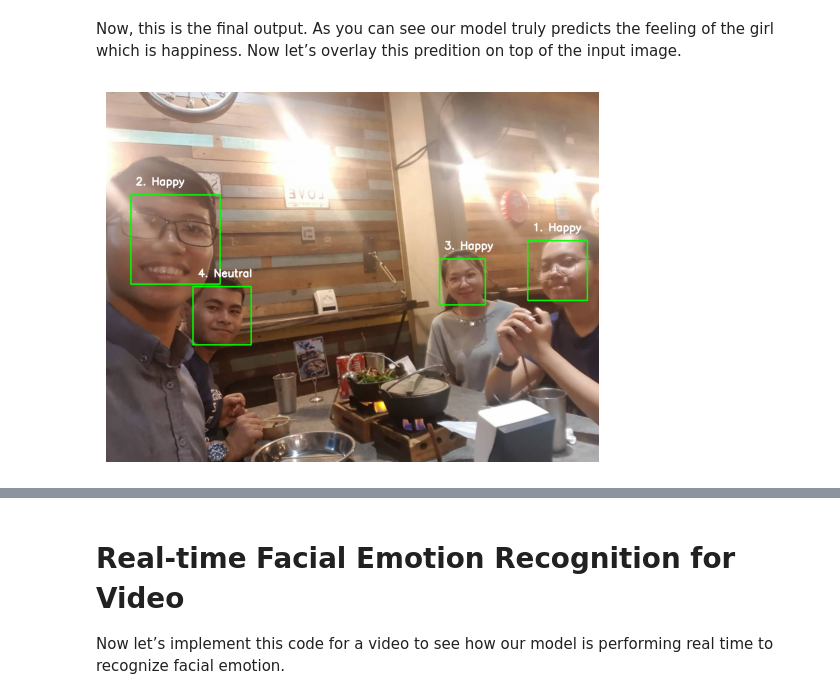
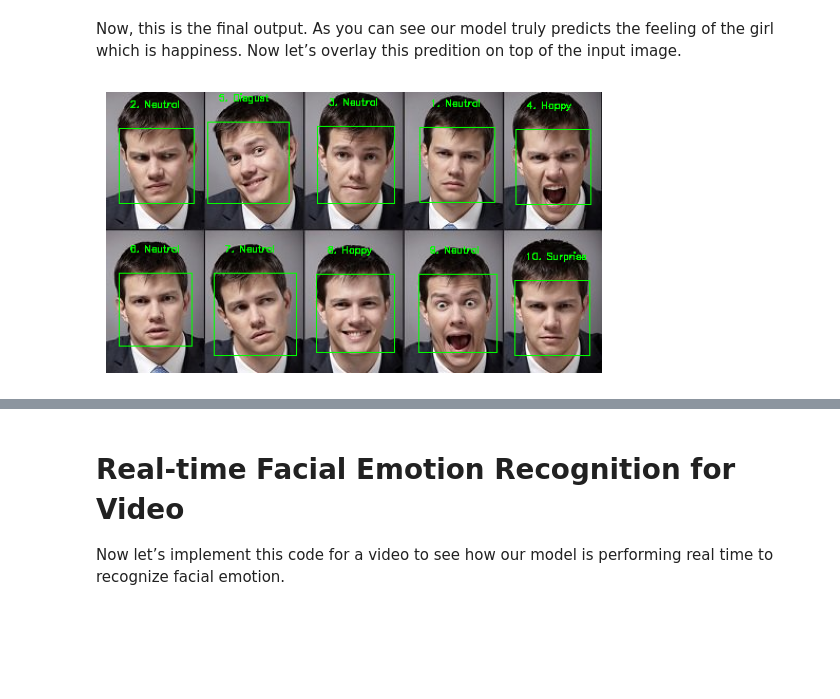
Before and after one commit to phsophea101/dl-human-emotions, a Jupyter notebook: train-model.ipynb, the cells around one changed output, grey strips where cells are left out. Saved outputs shown, nothing was run; the diff lists cells and outputs as text; code cells hidden in the pictures; blank space fills up the shorter version.

```diff
--- a/train-model.ipynb
+++ b/train-model.ipynb
@@ -428,7 +425,7 @@ ax = sns.heatmap(cm, cbar=False, cmap="Blues", annot=True, annot_kws={"size": 16
 Let’s first read the image using OpenCV. This sample image I have downloaded from the internet to test the model.
 # %%
 # Read downloaded test image in Opencv
-test_img = cv2.imread('../dataset/images/9GE94Qv0mFIa5DkAGgLc.jpg')
+test_img = cv2.imread('../dataset/images/emotion-detector2.jpg')
 # Take a backup of input image before face detection
 img_bcp = test_img.copy()
 # disable axis
@@ -451,7 +448,7 @@ cropped_faces = []
 # Draw a rectangle around the faces
 for (x, y, w, h) in faces_coordinates:
     # Draw rectangle around face
-    cv2.rectangle(test_img, (x, y), (x + w, y + h), (0, 255, 0), 2)
+    cv2.rectangle(test_img, (x, y), (x + w, y + h), (0, 255, 0), 1)
     # Crop face from image
     cropped_faces.append(img_bcp[y:y+h, x:x+w])
 
@@ -494,22 +497,22 @@ Now, this is the final output. As you can see our model truly predicts the feeli
 # %%
 # Convert 4-d image to 3d
 img_3d = np.squeeze(img_bcp)
 
 # Define opencv font style
 font = cv2.FONT_HERSHEY_SIMPLEX
 
 # Draw a rectangle around the faces
 for index,(x, y, w, h) in enumerate(faces_coordinates):
     # Draw rectangle around face
-    cv2.rectangle(img_3d, (x, y), (x + w, y + h), (0, 255, 0), 2)
+    cv2.rectangle(img_3d, (x, y), (x + w, y + h), (0, 255, 0), 1)
     # Write face emotion class text on image
-    cv2.putText(img_3d, str(index+1)+'. '+class_dictionary[np.argmax(predictions[index])], (x+10, y-20),font, 0.7, (255, 255, 255), 2, cv2.LINE_4)
+    cv2.putText(img_3d, str(index+1)+'. '+class_dictionary[np.argmax(predictions[index])], (x+10, y-20),font, 0.3, (0, 255, 0), 1, cv2.LINE_4)
 
 # Show output image
 plt.axis('off')
 plt.imshow(cv2.cvtColor(img_3d, cv2.COLOR_BGR2RGB));
 # %% [output]
-[figure, old version]
+[figure, new version]
 # %%
 import cv2
 def _predict(path):
```
Also changed, not shown: parts of 7 cells of this notebook.
